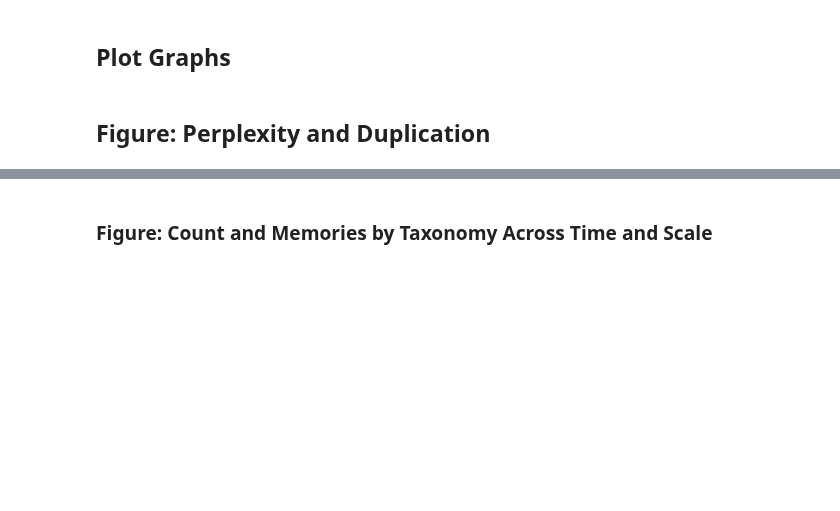
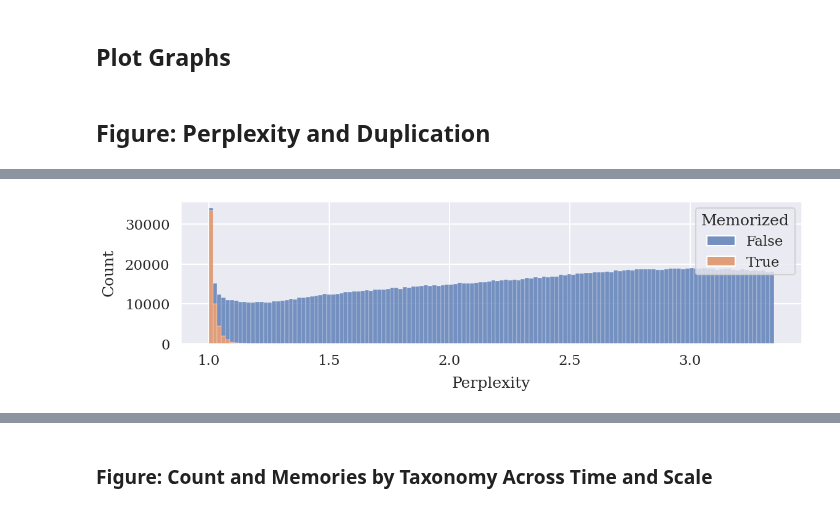
Before and after one commit to EleutherAI/semantic-memorization, a Jupyter notebook: working_dirs/kyle/results_analysis/results_analysis.ipynb, the cells around one changed output, grey strips where cells are left out. Saved outputs shown, nothing was run; the diff lists cells and outputs as text; code cells hidden in the pictures; blank space fills up the shorter version.

Commit message:
Seperate hist

```diff
--- a/working_dirs/kyle/results_analysis/results_analysis.ipynb
+++ b/working_dirs/kyle/results_analysis/results_analysis.ipynb
@@ -133,3 +223,14 @@ plt.gcf().set_size_inches(13, 3)
+# %%
+hist_data_12b = deduped_12b[deduped_12b["generation_perplexity"] <= max_memorized_perplexity].copy()
+# hist_data_12b = hist_data_12b[hist_data_12b["category"] != "Reconstruction"]
+sns.histplot(data=hist_data_12b, x="generation_perplexity", hue="Memorized", multiple="stack")
+
+plt.xlabel("Perplexity", labelpad=label_title_padding)
+plt.ylabel("Count", labelpad=label_title_padding)
+plt.gcf().set_size_inches(13, 3)
+sns.move_legend(plt.gca(), "upper right")
+# %% [output]
+[figure, added]
 # %%
 # value counts in percent of Memorized
 deduped_12b["Memorized"].value_counts(normalize=True)
```
Also changed, not shown: parts of 10 cells of this notebook, 1 other file.
